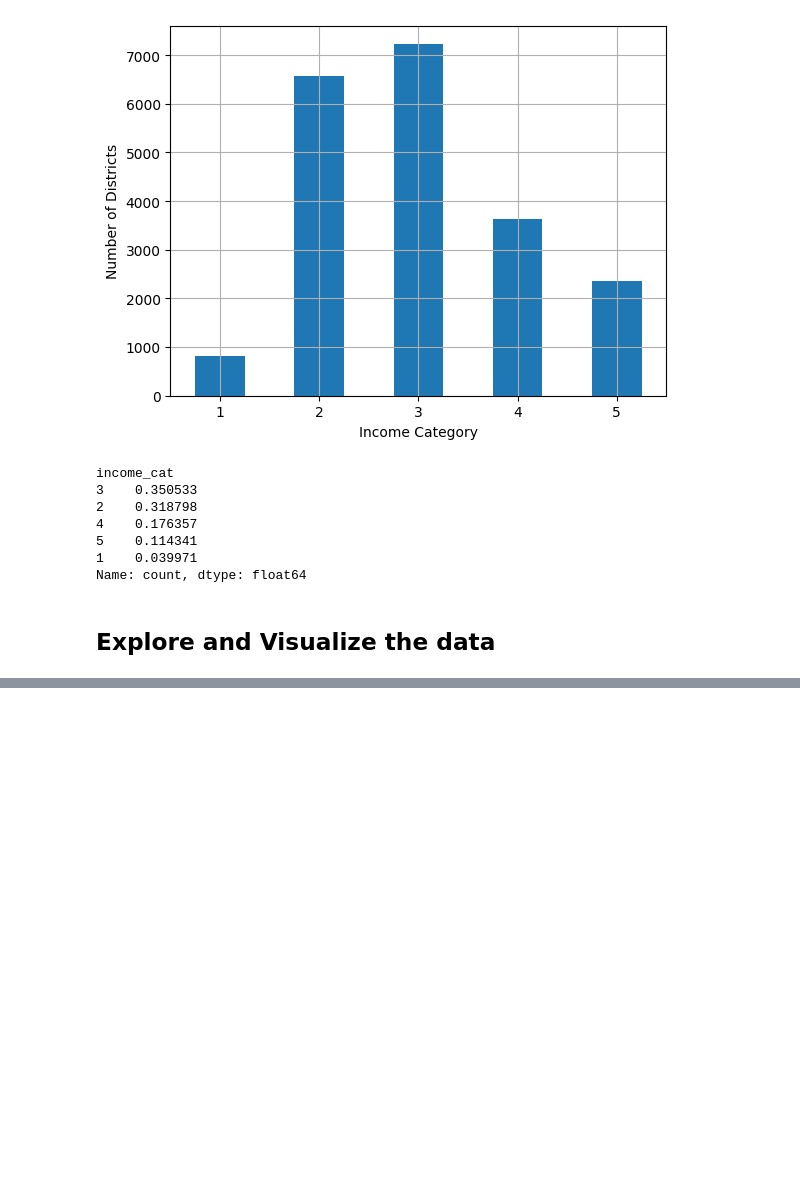
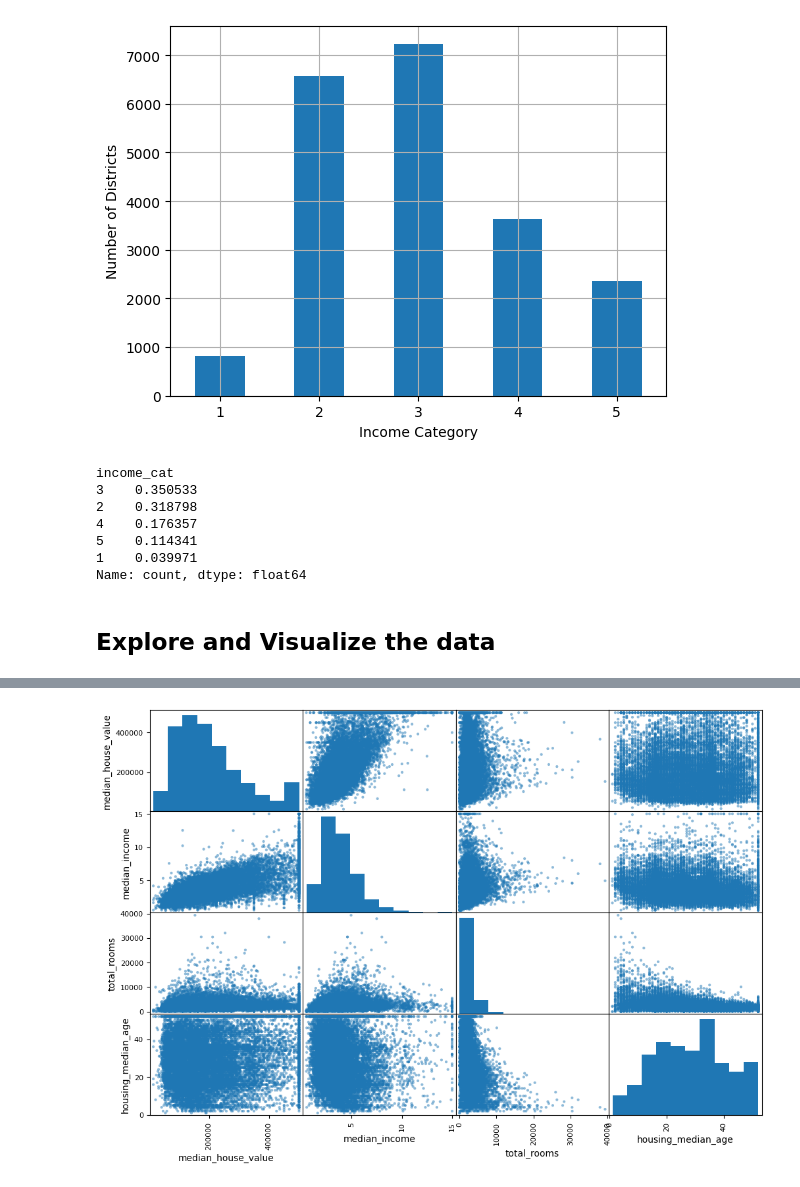
Before and after one commit to mburns7211/hands_on_ml, a Jupyter notebook: chatper_2.ipynb, the cells around one changed output, grey strips where cells are left out. Drawn from its saved outputs; the diff is of its cells as text; code cells hidden in the pictures; blank space fills up the shorter version.

```diff
--- a/chatper_2.ipynb
+++ b/chatper_2.ipynb
@@ -233,0 +288,13 @@ for set_ in (strat_train_set, strat_test_set):
+# %%
+# Another way of finding correlation using pandas
+from pandas.plotting import scatter_matrix
+attributes = [
+    "median_house_value",
+    "median_income",
+    "total_rooms",
+    "housing_median_age"
+]
+scatter_matrix(housing[attributes], figsize=(12,8))
+plt.show()
+# %% [output]
+[figure, added]
```
Also changed, not shown: parts of 23 cells of this notebook.
